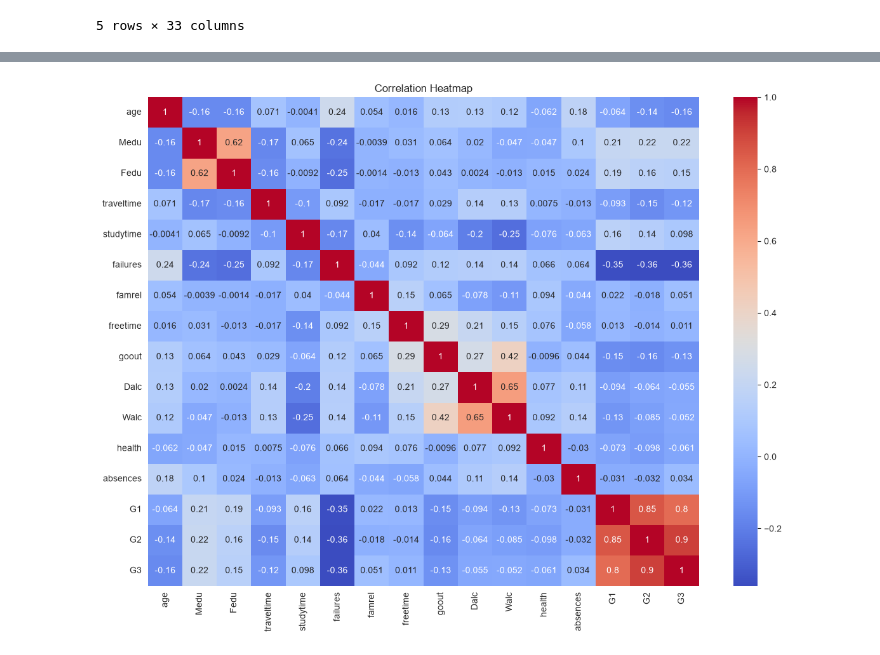
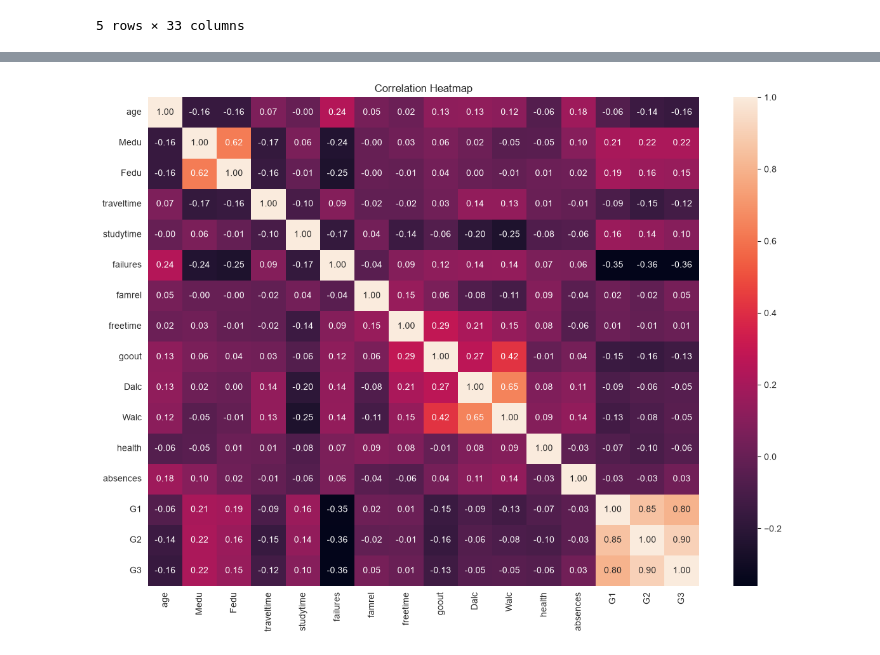
Before and after one commit to Aarya23-04/Student-Performance-Prediction, a Jupyter notebook: notebooks/EDA.ipynb, the cells around one changed output, grey strips where cells are left out. Saved outputs shown, nothing was run; the diff lists cells and outputs as text; code cells hidden in the pictures.

```diff
--- a/notebooks/EDA.ipynb
+++ b/notebooks/EDA.ipynb
@@ -156,16 +145,16 @@ plt.show()
 # %%
-numeric_df = df.select_dtypes(include=["number"])
+# Correlation Heatmap
 
-plt.figure(figsize=(14,10))
+plt.figure(figsize=(14, 10))
 
 sns.heatmap(
-    numeric_df.corr(),
+    df.corr(numeric_only=True),
     annot=True,
-    cmap="coolwarm"
+    fmt=".2f"
 )
 
 plt.title("Correlation Heatmap")
 
 plt.show()
 # %% [output]
-[figure, old version]
+[figure, new version]
```
Also changed, not shown: parts of 22 cells of this notebook, 5 other files.
